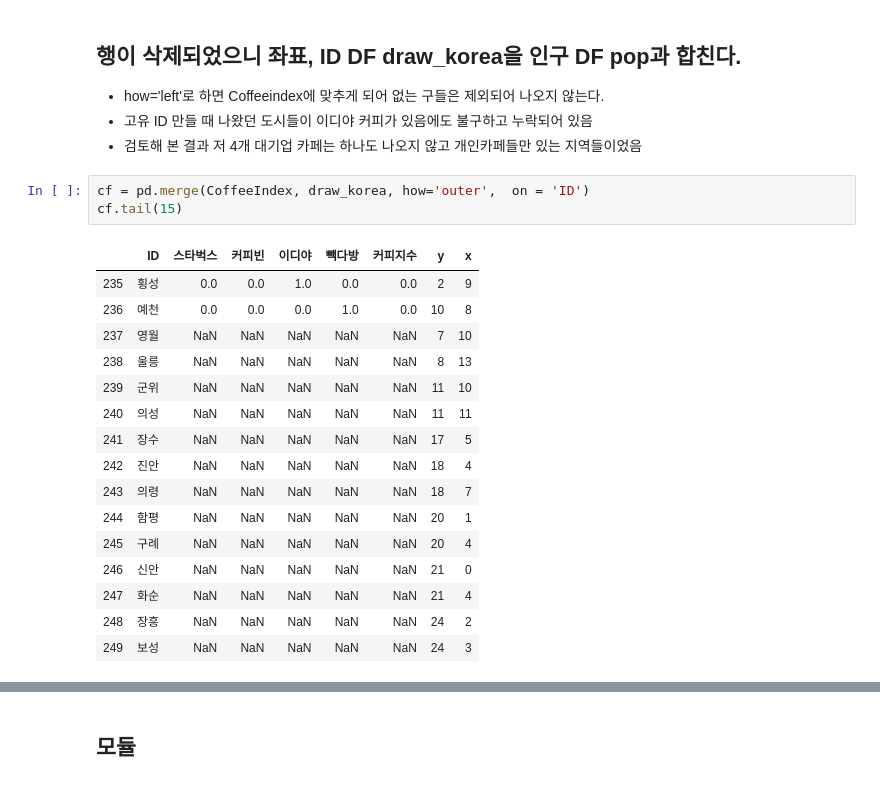
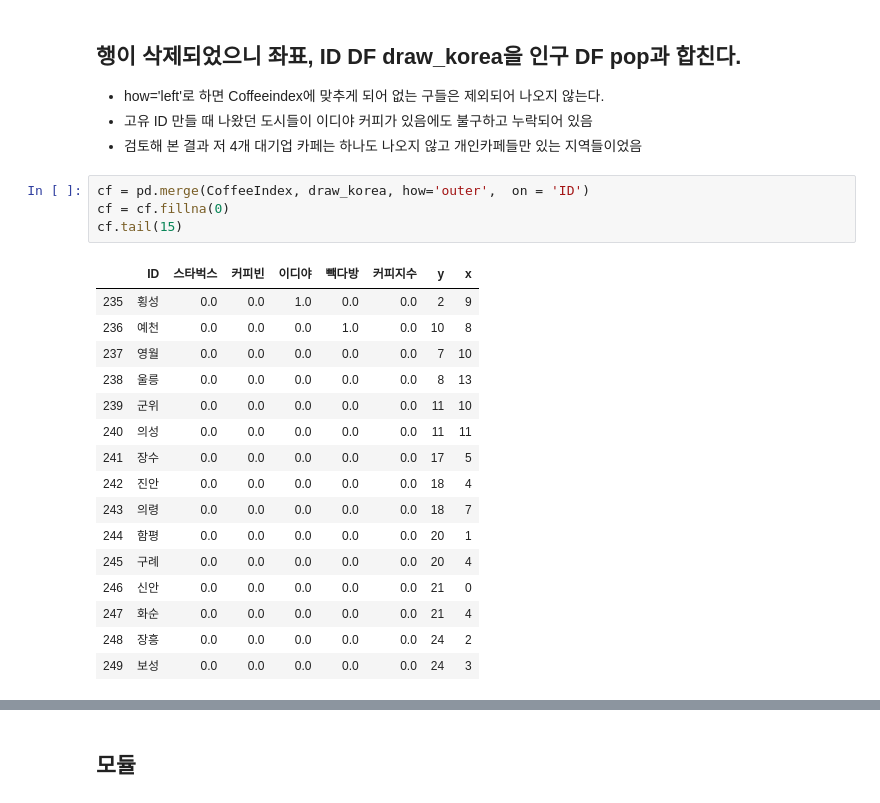
Before and after one commit to beegramin9/Python-DataScience-Hoseo-ProjectData, a Jupyter notebook: Ch5_커피지수/4_모듈화.ipynb, the cells around one changed output, grey strips where cells are left out. Cells and saved outputs as stored; diff of their text form.

```diff
--- a/Ch5_커피지수/4_모듈화.ipynb
+++ b/Ch5_커피지수/4_모듈화.ipynb
@@ -114,21 +86,22 @@ CoffeeIndex
 - 검토해 본 결과 저 4개 대기업 카페는 하나도 나오지 않고 개인카페들만 있는 지역들이었음
 # %%
 cf = pd.merge(CoffeeIndex, draw_korea, how='outer',  on = 'ID')
+cf = cf.fillna(0)
 cf.tail(15)
 # %% [output]
 |  | ID | 스타벅스 | 커피빈 | 이디야 | 빽다방 | 커피지수 | y | x |
 | 235 | 횡성 | 0.0 | 0.0 | 1.0 | 0.0 | 0.0 | 2 | 9 |
 | 236 | 예천 | 0.0 | 0.0 | 0.0 | 1.0 | 0.0 | 10 | 8 |
-| 237 | 영월 | NaN | NaN | NaN | NaN | NaN | 7 | 10 |
-| 238 | 울릉 | NaN | NaN | NaN | NaN | NaN | 8 | 13 |
-| 239 | 군위 | NaN | NaN | NaN | NaN | NaN | 11 | 10 |
-| 240 | 의성 | NaN | NaN | NaN | NaN | NaN | 11 | 11 |
-| 241 | 장수 | NaN | NaN | NaN | NaN | NaN | 17 | 5 |
-| 242 | 진안 | NaN | NaN | NaN | NaN | NaN | 18 | 4 |
-| 243 | 의령 | NaN | NaN | NaN | NaN | NaN | 18 | 7 |
-| 244 | 함평 | NaN | NaN | NaN | NaN | NaN | 20 | 1 |
-| 245 | 구례 | NaN | NaN | NaN | NaN | NaN | 20 | 4 |
-| 246 | 신안 | NaN | NaN | NaN | NaN | NaN | 21 | 0 |
-| 247 | 화순 | NaN | NaN | NaN | NaN | NaN | 21 | 4 |
-| 248 | 장흥 | NaN | NaN | NaN | NaN | NaN | 24 | 2 |
-| 249 | 보성 | NaN | NaN | NaN | NaN | NaN | 24 | 3 |
+| 237 | 영월 | 0.0 | 0.0 | 0.0 | 0.0 | 0.0 | 7 | 10 |
+| 238 | 울릉 | 0.0 | 0.0 | 0.0 | 0.0 | 0.0 | 8 | 13 |
+| 239 | 군위 | 0.0 | 0.0 | 0.0 | 0.0 | 0.0 | 11 | 10 |
+| 240 | 의성 | 0.0 | 0.0 | 0.0 | 0.0 | 0.0 | 11 | 11 |
+| 241 | 장수 | 0.0 | 0.0 | 0.0 | 0.0 | 0.0 | 17 | 5 |
+| 242 | 진안 | 0.0 | 0.0 | 0.0 | 0.0 | 0.0 | 18 | 4 |
+| 243 | 의령 | 0.0 | 0.0 | 0.0 | 0.0 | 0.0 | 18 | 7 |
+| 244 | 함평 | 0.0 | 0.0 | 0.0 | 0.0 | 0.0 | 20 | 1 |
+| 245 | 구례 | 0.0 | 0.0 | 0.0 | 0.0 | 0.0 | 20 | 4 |
+| 246 | 신안 | 0.0 | 0.0 | 0.0 | 0.0 | 0.0 | 21 | 0 |
+| 247 | 화순 | 0.0 | 0.0 | 0.0 | 0.0 | 0.0 | 21 | 4 |
+| 248 | 장흥 | 0.0 | 0.0 | 0.0 | 0.0 | 0.0 | 24 | 2 |
+| 249 | 보성 | 0.0 | 0.0 | 0.0 | 0.0 | 0.0 | 24 | 3 |
```
Also changed, not shown: parts of 14 cells of this notebook, 4 other files.
